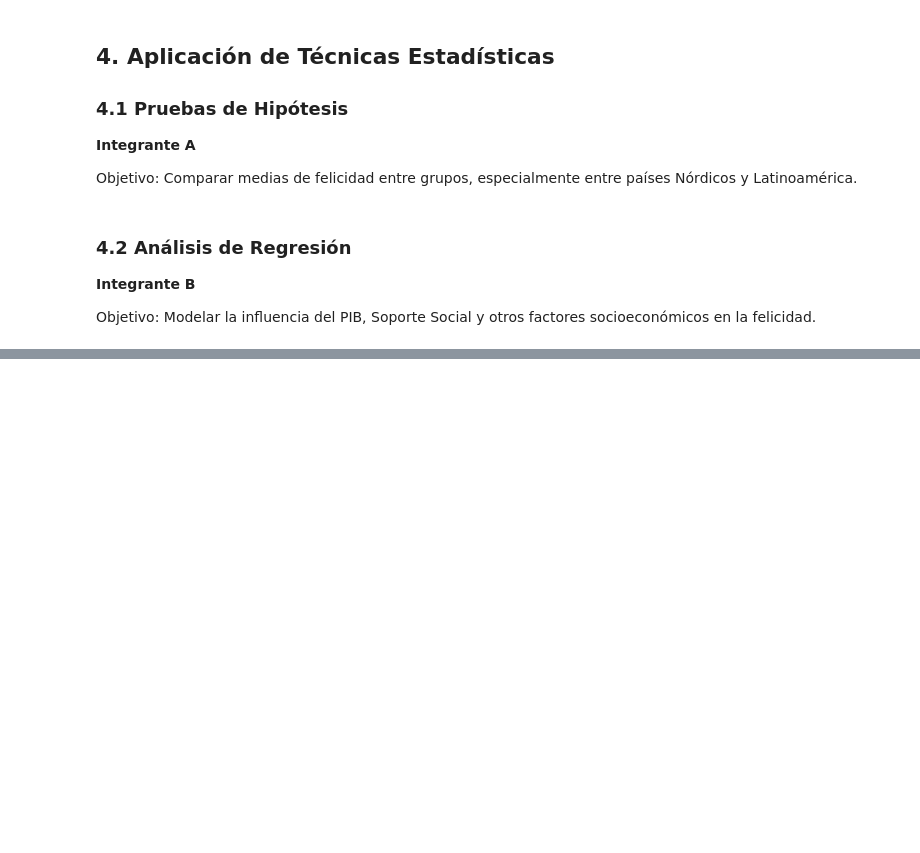
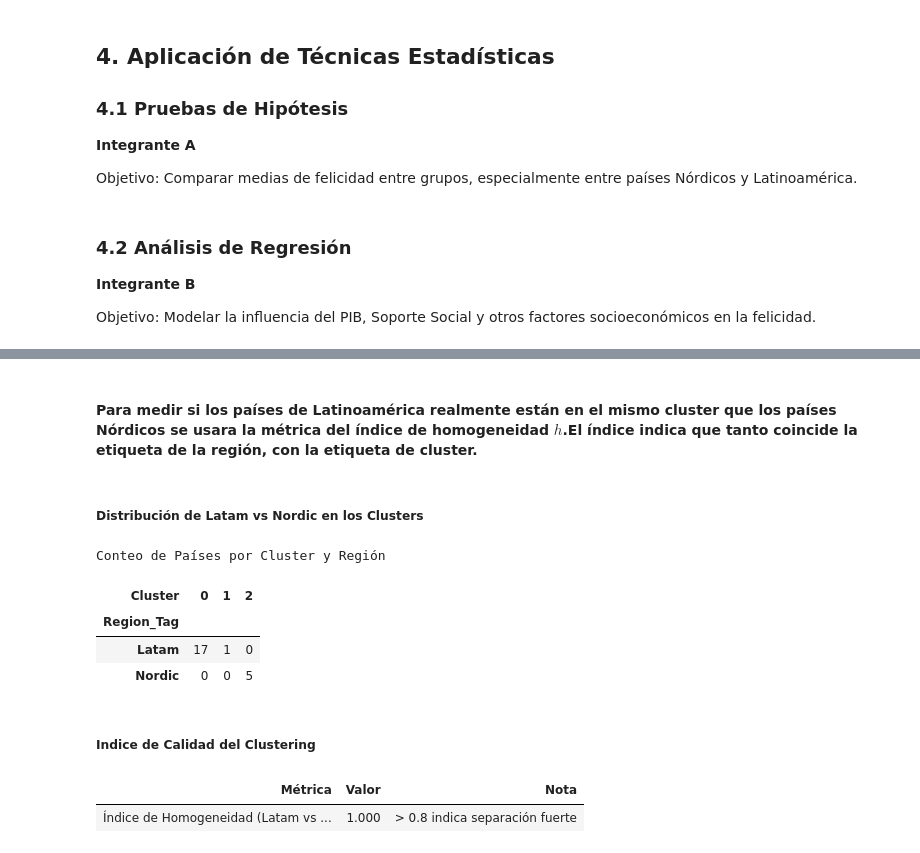
Before and after one commit to crackbandicoot-dot/stats-project-happiness-2025, a Jupyter notebook: notebooks/happiness_analysis.ipynb, the cells around one changed output, grey strips where cells are left out. Cells and saved outputs as stored; diff of their text form; code cells hidden in the pictures; blank space fills up the shorter version.

```diff
--- a/notebooks/happiness_analysis.ipynb
+++ b/notebooks/happiness_analysis.ipynb
@@ -77,0 +109,53 @@ Objetivo: Identificar grupos naturales en los datos y reducir dimensionalidad me
+# %%
+#Fix k value for the K-Means
+k = 3
+#Run K-Means
+kmeans = KMeans(n_clusters=k, n_init='auto')
+kmeans.fit(X_scaled)
+centers = kmeans.cluster_centers_
+labels = kmeans.labels_
+# %% [markdown]
+#### Para medir si los países de Latinoamérica realmente están en el mismo cluster que los países Nórdicos se usara la métrica del índice de homogeneidad $h$.El índice indica que tanto coincide la etiqueta de la región, con la etiqueta de cluster.
+# %%
+from IPython.display import display, Markdown
+
+# Add cluster labels to the dataframe
+df_clean['Cluster'] = labels
+
+# Filter for only Latam and Nordic countries to avoid bias from 'Other' in evaluation
+df_focused = df_clean[df_clean['Region_Tag'].isin(['Latam', 'Nordic'])]
+
+# Create a crosstab specific to these regions
+crosstab_focused = pd.crosstab(df_focused['Region_Tag'], df_focused['Cluster'])
+
+display(Markdown("##### Distribución de Latam vs Nordic en los Clusters"))
+
+# Display as a styled table with a gradient background (heatmap style)
+display(crosstab_focused.style.background_gradient(cmap='YlGnBu', axis=None)
+       .set_caption("Conteo de Países por Cluster y Región")
+       .set_table_styles([{'selector': 'caption', 'props': [('font-size', '14px'), ('font-weight', 'bold')]}]))
+
+# Calculate homogeneity score only on this subset
+# This checks if Latam and Nordic are well-separated from EACH OTHER, ignoring how mixed 'Other' is.
+h_score_focused = homogeneity_score(df_focused['Region_Tag'], df_focused['Cluster'])
+
+# Create a summary dataframe for the score
+score_summary = pd.DataFrame({
+    'Métrica': ['Índice de Homogeneidad (Latam vs Nordic)'],
+    'Valor': [h_score_focused],
+    'Nota': ['> 0.8 indica separación fuerte']
+})
+
+display(Markdown("\n##### Indice de Calidad del Clustering"))
+display(score_summary.style.format({'Valor': '{:.3f}'}).hide(axis='index'))
+# %% [output]
+##### Distribución de Latam vs Nordic en los Clusters
+Conteo de Países por Cluster y Región
+| Cluster | 0 | 1 | 2 |
+| Region_Tag |  |  |  |
+| Latam | 17 | 1 | 0 |
+| Nordic | 0 | 0 | 5 |
+
+##### Indice de Calidad del Clustering
+| Métrica | Valor | Nota |
+| Índice de Homogeneidad (Latam vs ... | 1.000 | > 0.8 indica separación fuerte |
```
Also changed, not shown: parts of 10 cells of this notebook.
